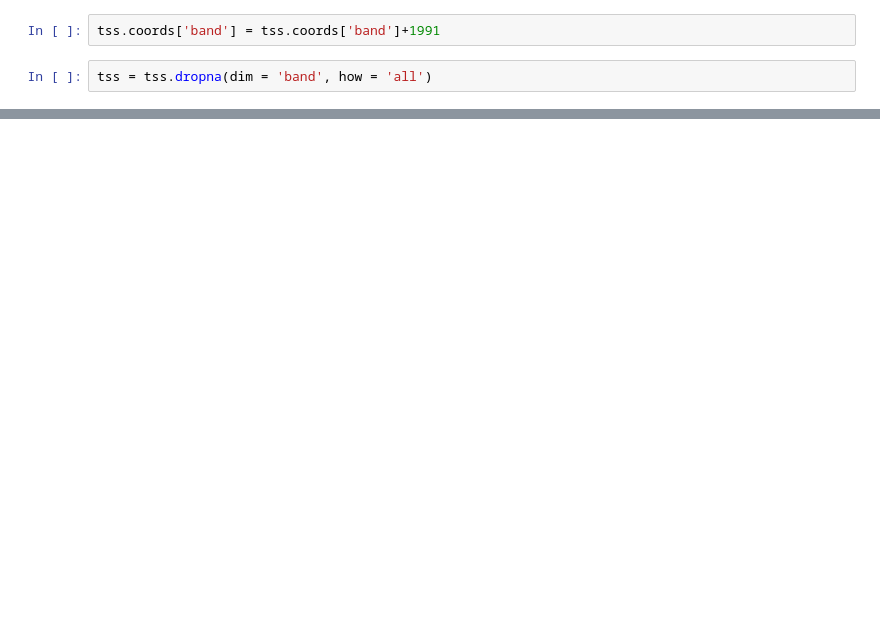
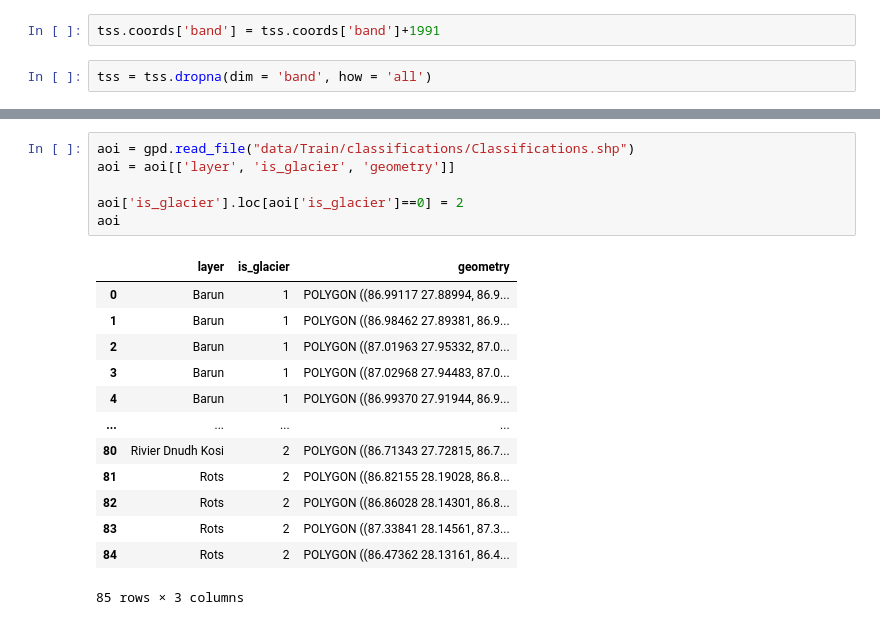
Before and after one commit to JJkriskras/Spatial-Statistics-and-Machine-Learning-Term-Project, a Jupyter notebook: data_analysis_notebook.ipynb, the cells around one changed output, grey strips where cells are left out. Cells and saved outputs as stored; diff of their text form; blank space fills up the shorter version.

```diff
--- a/data_analysis_notebook.ipynb
+++ b/data_analysis_notebook.ipynb
@@ -56,0 +143,20 @@ MemoryError: Unable to allocate 117. MiB for an array with shape (4865, 3160) an
+# %%
+aoi = gpd.read_file("data/Train/classifications/Classifications.shp")
+aoi = aoi[['layer', 'is_glacier', 'geometry']]
+
+aoi['is_glacier'].loc[aoi['is_glacier']==0] = 2
+aoi
+# %% [output]
+|  | layer | is_glacier | geometry |
+| 0 | Barun | 1 | POLYGON ((86.99117 27.88994, 86.9... |
+| 1 | Barun | 1 | POLYGON ((86.98462 27.89381, 86.9... |
+| 2 | Barun | 1 | POLYGON ((87.01963 27.95332, 87.0... |
+| 3 | Barun | 1 | POLYGON ((87.02968 27.94483, 87.0... |
+| 4 | Barun | 1 | POLYGON ((86.99370 27.91944, 86.9... |
+| ... | ... | ... | ... |
+| 80 | Rivier Dnudh Kosi | 2 | POLYGON ((86.71343 27.72815, 86.7... |
+| 81 | Rots | 2 | POLYGON ((86.82155 28.19028, 86.8... |
+| 82 | Rots | 2 | POLYGON ((86.86028 28.14301, 86.8... |
+| 83 | Rots | 2 | POLYGON ((87.33841 28.14561, 87.3... |
+| 84 | Rots | 2 | POLYGON ((86.47362 28.13161, 86.4... |
+85 rows × 3 columns
```
Also changed, not shown: parts of 18 cells of this notebook.
